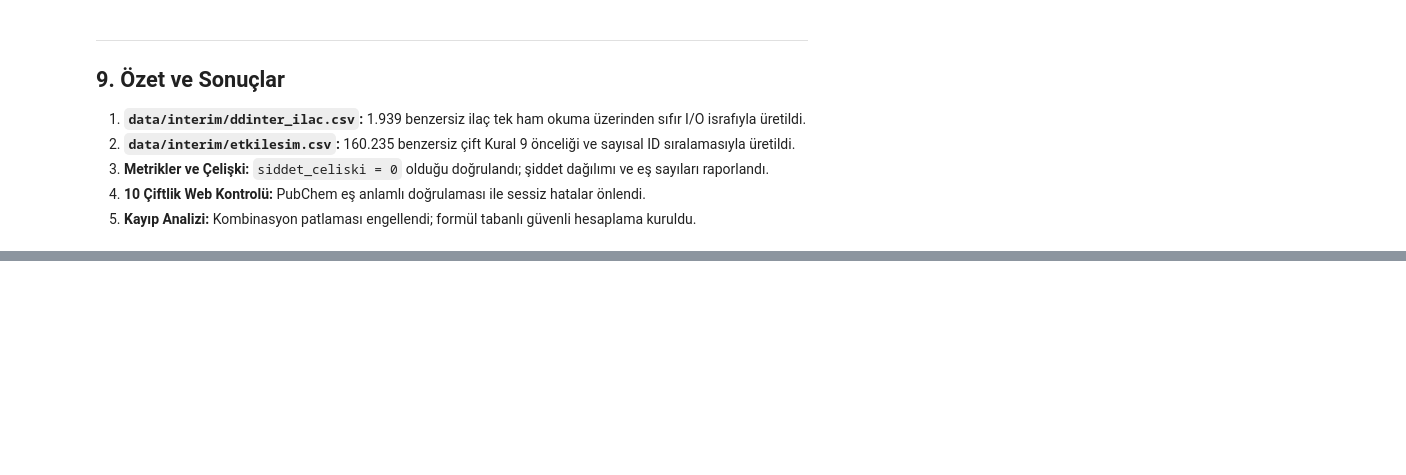
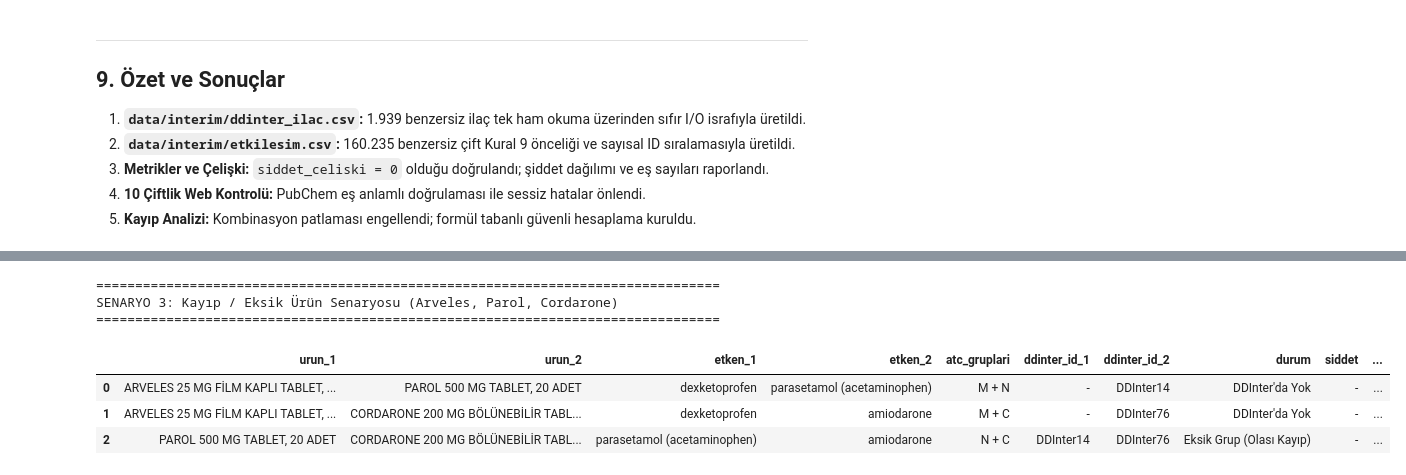
Before and after one commit to Msudeyanar/ddi-final, a Jupyter notebook: notebooks/04_ddinter_birlestirme.ipynb, the cells around one changed output, grey strips where cells are left out. Cells and saved outputs as stored; diff of their text form; code cells hidden in the pictures; blank space fills up the shorter version.

```diff
--- a/notebooks/04_ddinter_birlestirme.ipynb
+++ b/notebooks/04_ddinter_birlestirme.ipynb
@@ -875,0 +1055,18 @@ yaklaşımın ne kadar tuttuğunu gösterir."
+# %%
+# -------------------------------------------------------------------------
+# Senaryo 3: Kayıp / Eksik Ürün Senaryosu (Arveles + Parol + Cordarone)
+# -------------------------------------------------------------------------
+print("=" * 80)
+print("SENARYO 3: Kayıp / Eksik Ürün Senaryosu (Arveles, Parol, Cordarone)")
+print("=" * 80)
+
+df_s3 = etkilesim_kontrol(["Arveles", "Parol", "Cordarone"])
+df_s3[cols]
+# %% [output]
+================================================================================
+SENARYO 3: Kayıp / Eksik Ürün Senaryosu (Arveles, Parol, Cordarone)
+================================================================================
+|  | urun_1 | urun_2 | etken_1 | etken_2 | atc_gruplari | ddinter_id_1 | ddinter_id_2 | durum | siddet | ... |
+| 0 | ARVELES 25 MG FİLM KAPLI TABLET, ... | PAROL 500 MG TABLET, 20 ADET | dexketoprofen | parasetamol (acetaminophen) | M + N | - | DDInter14 | DDInter'da Yok | - | ... |
+| 1 | ARVELES 25 MG FİLM KAPLI TABLET, ... | CORDARONE 200 MG BÖLÜNEBİLİR TABL... | dexketoprofen | amiodarone | M + C | - | DDInter76 | DDInter'da Yok | - | ... |
+| 2 | PAROL 500 MG TABLET, 20 ADET | CORDARONE 200 MG BÖLÜNEBİLİR TABL... | parasetamol (acetaminophen) | amiodarone | N + C | DDInter14 | DDInter76 | Eksik Grup (Olası Kayıp) | - | ... |
```
Also changed, not shown: parts of 26 cells of this notebook, 3 other files.
